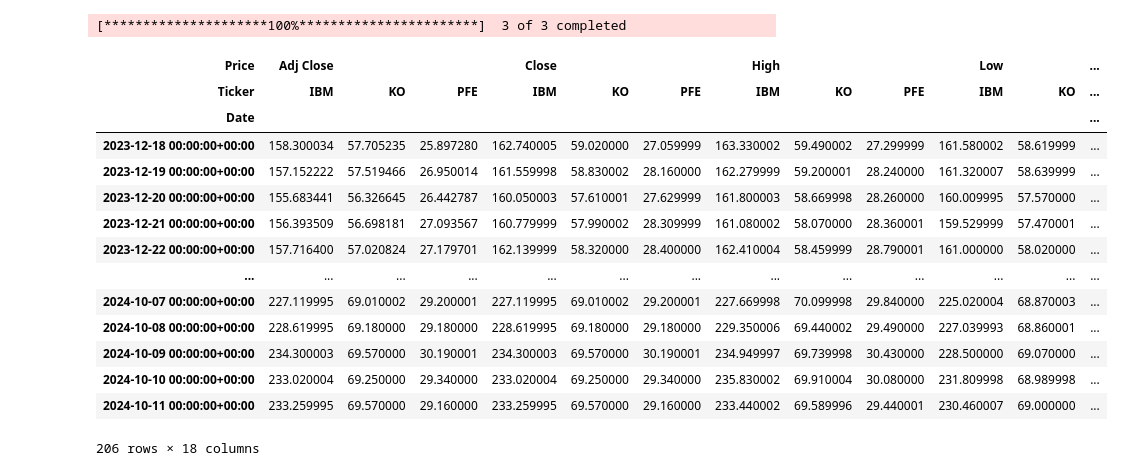
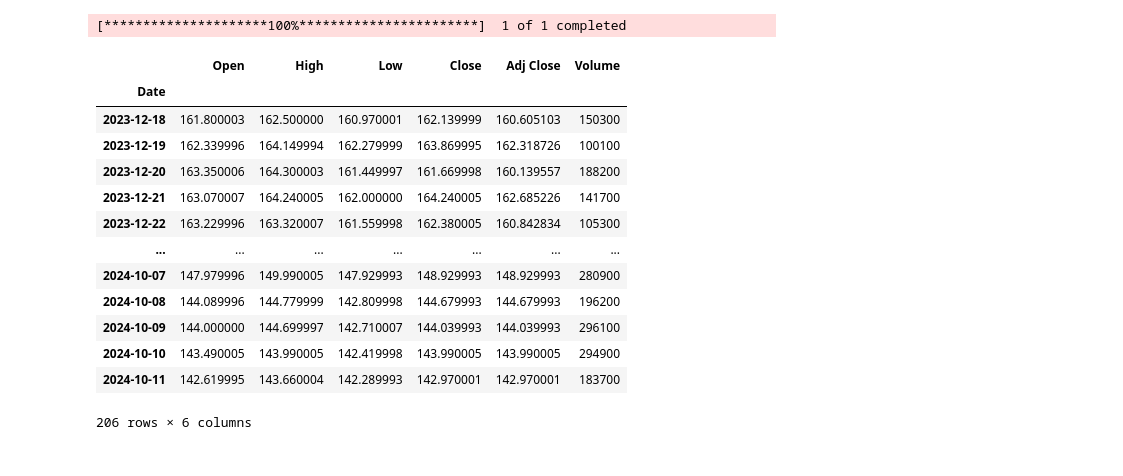
Before and after one commit to getTomsKnowledge/stock_sim, a Jupyter notebook: portfolio_sim.ipynb, the cells around one changed output. Cells and saved outputs as stored; diff of their text form; code cells hidden in the pictures.

```diff
--- a/portfolio_sim.ipynb
+++ b/portfolio_sim.ipynb
@@ -63,19 +68,18 @@ plt.show()
 # %%
-yf.download(['IBM', 'KO', 'PFE'], startDate, endDate)
+yf.download(['LVMUY'], startDate, endDate)
 # %% [output]
-[*********************100%***********************]  3 of 3 completed
+[*********************100%***********************]  1 of 1 completed
-| Price | Adj Close |  |  | Close |  |  | High |  |  | Low |  | ... |
-| Ticker | IBM | KO | PFE | IBM | KO | PFE | IBM | KO | PFE | IBM | KO | ... |
-| Date |  |  |  |  |  |  |  |  |  |  |  | ... |
-| 2023-12-18 00:00:00+00:00 | 158.300034 | 57.705235 | 25.897280 | 162.740005 | 59.020000 | 27.059999 | 163.330002 | 59.490002 | 27.299999 | 161.580002 | 58.619999 | ... |
-| 2023-12-19 00:00:00+00:00 | 157.152222 | 57.519466 | 26.950014 | 161.559998 | 58.830002 | 28.160000 | 162.279999 | 59.200001 | 28.240000 | 161.320007 | 58.639999 | ... |
-| 2023-12-20 00:00:00+00:00 | 155.683441 | 56.326645 | 26.442787 | 160.050003 | 57.610001 | 27.629999 | 161.800003 | 58.669998 | 28.260000 | 160.009995 | 57.570000 | ... |
-| 2023-12-21 00:00:00+00:00 | 156.393509 | 56.698181 | 27.093567 | 160.779999 | 57.990002 | 28.309999 | 161.080002 | 58.070000 | 28.360001 | 159.529999 | 57.470001 | ... |
-| 2023-12-22 00:00:00+00:00 | 157.716400 | 57.020824 | 27.179701 | 162.139999 | 58.320000 | 28.400000 | 162.410004 | 58.459999 | 28.790001 | 161.000000 | 58.020000 | ... |
-| ... | ... | ... | ... | ... | ... | ... | ... | ... | ... | ... | ... | ... |
-| 2024-10-07 00:00:00+00:00 | 227.119995 | 69.010002 | 29.200001 | 227.119995 | 69.010002 | 29.200001 | 227.669998 | 70.099998 | 29.840000 | 225.020004 | 68.870003 | ... |
-| 2024-10-08 00:00:00+00:00 | 228.619995 | 69.180000 | 29.180000 | 228.619995 | 69.180000 | 29.180000 | 229.350006 | 69.440002 | 29.490000 | 227.039993 | 68.860001 | ... |
-| 2024-10-09 00:00:00+00:00 | 234.300003 | 69.570000 | 30.190001 | 234.300003 | 69.570000 | 30.190001 | 234.949997 | 69.739998 | 30.430000 | 228.500000 | 69.070000 | ... |
-| 2024-10-10 00:00:00+00:00 | 233.020004 | 69.250000 | 29.340000 | 233.020004 | 69.250000 | 29.340000 | 235.830002 | 69.910004 | 30.080000 | 231.809998 | 68.989998 | ... |
-| 2024-10-11 00:00:00+00:00 | 233.259995 | 69.570000 | 29.160000 | 233.259995 | 69.570000 | 29.160000 | 233.440002 | 69.589996 | 29.440001 | 230.460007 | 69.000000 | ... |
+|  | Open | High | Low | Close | Adj Close | Volume |
+| Date |  |  |  |  |  |  |
+| 2023-12-18 | 161.800003 | 162.500000 | 160.970001 | 162.139999 | 160.605103 | 150300 |
+| 2023-12-19 | 162.339996 | 164.149994 | 162.279999 | 163.869995 | 162.318726 | 100100 |
+| 2023-12-20 | 163.350006 | 164.300003 | 161.449997 | 161.669998 | 160.139557 | 188200 |
+| 2023-12-21 | 163.070007 | 164.240005 | 162.000000 | 164.240005 | 162.685226 | 141700 |
+| 2023-12-22 | 163.229996 | 163.320007 | 161.559998 | 162.380005 | 160.842834 | 105300 |
+| ... | ... | ... | ... | ... | ... | ... |
+| 2024-10-07 | 147.979996 | 149.990005 | 147.929993 | 148.929993 | 148.929993 | 280900 |
+| 2024-10-08 | 144.089996 | 144.779999 | 142.809998 | 144.679993 | 144.679993 | 196200 |
+| 2024-10-09 | 144.000000 | 144.699997 | 142.710007 | 144.039993 | 144.039993 | 296100 |
+| 2024-10-10 | 143.490005 | 143.990005 | 142.419998 | 143.990005 | 143.990005 | 294900 |
+| 2024-10-11 | 142.619995 | 143.660004 | 142.289993 | 142.970001 | 142.970001 | 183700 |
-206 rows × 18 columns
+206 rows × 6 columns
```
Also changed, not shown: parts of 2 cells of this notebook.
